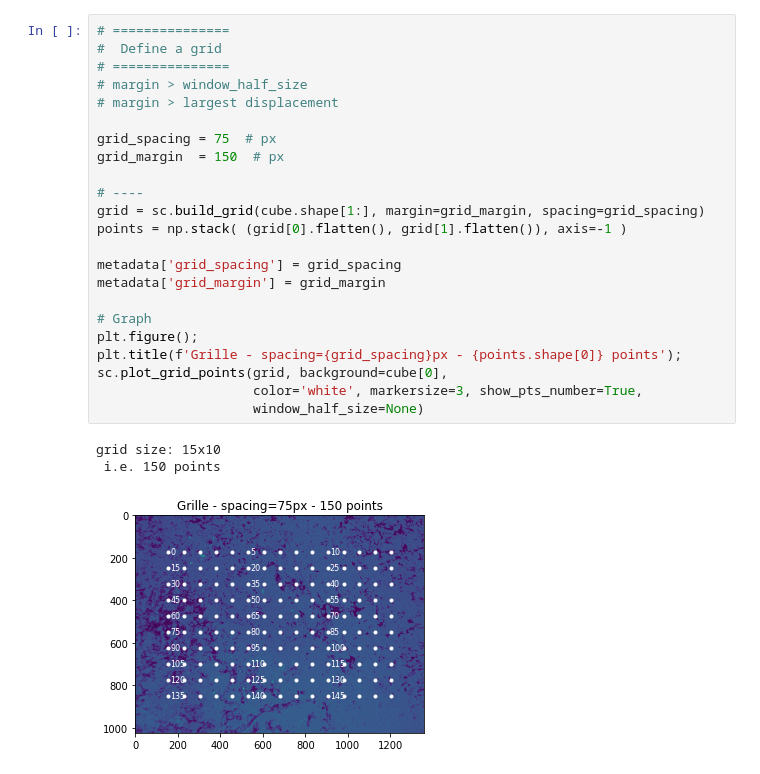
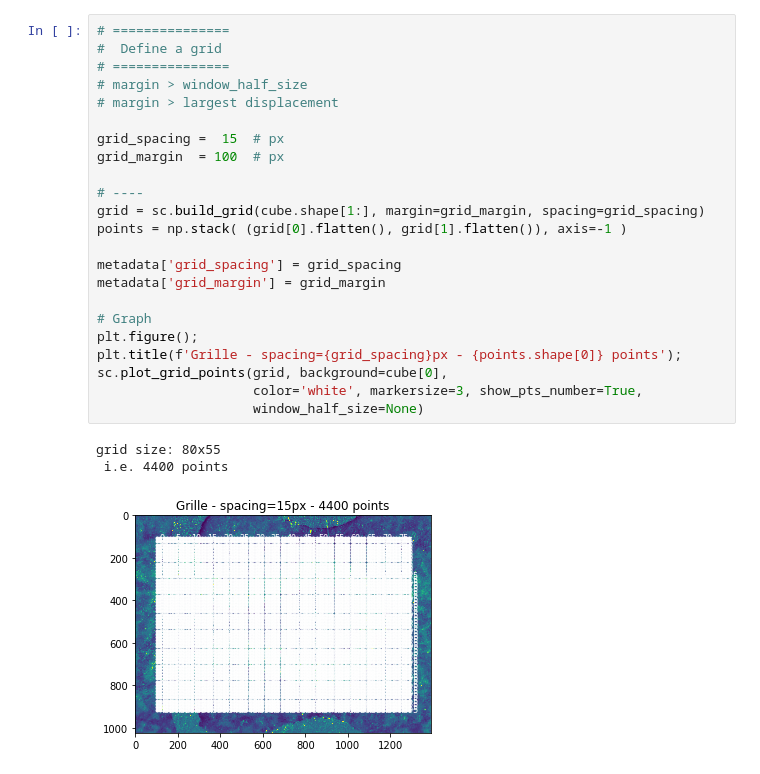
Before and after one commit to xdze2/stretchablecorr, a Jupyter notebook: run_corr.ipynb, the cells around one changed output. Drawn from its saved outputs; the diff is of its cells as text.

```diff
--- a/run_corr.ipynb
+++ b/run_corr.ipynb
@@ -38,30 +31,30 @@ Image sequence:
 # %%
 # ===============
 #  Define a grid
 # ===============
 # margin > window_half_size
 # margin > largest displacement
 
-grid_spacing = 75  # px
-grid_margin  = 150  # px
+grid_spacing =  15  # px
+grid_margin  = 100  # px
 
 # ----
 grid = sc.build_grid(cube.shape[1:], margin=grid_margin, spacing=grid_spacing)
 points = np.stack( (grid[0].flatten(), grid[1].flatten()), axis=-1 )
 
 metadata['grid_spacing'] = grid_spacing
 metadata['grid_margin'] = grid_margin
 
 # Graph
 plt.figure();
 plt.title(f'Grille - spacing={grid_spacing}px - {points.shape[0]} points');
 sc.plot_grid_points(grid, background=cube[0],
                     color='white', markersize=3, show_pts_number=True,
                     window_half_size=None)
 # %% [output]
-grid size: 15x10
- i.e. 150 points
+grid size: 80x55
+ i.e. 4400 points
-[figure, old version]
+[figure, new version]
 # %%
 # =====================
 #  Coarse displacement
```
Also changed, not shown: parts of 15 cells of this notebook, 3 other files.
